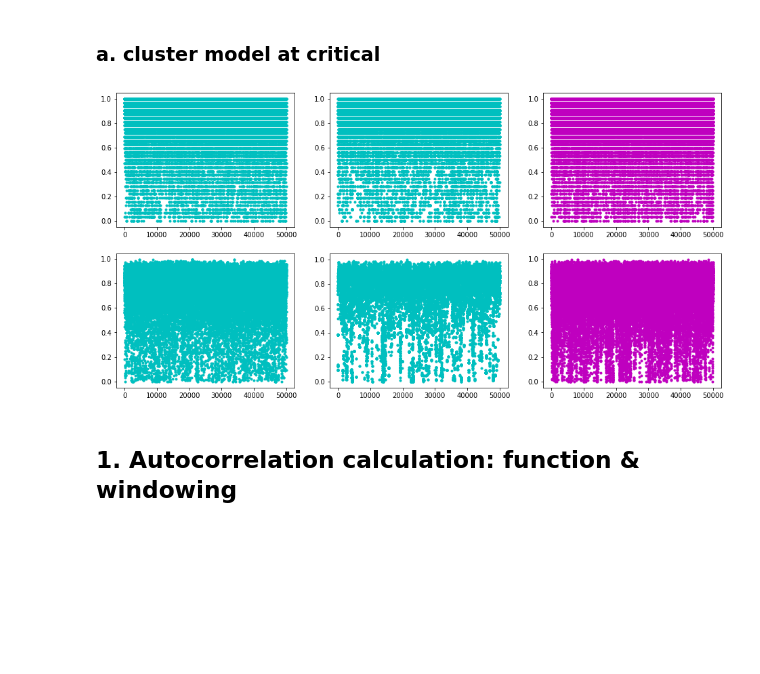
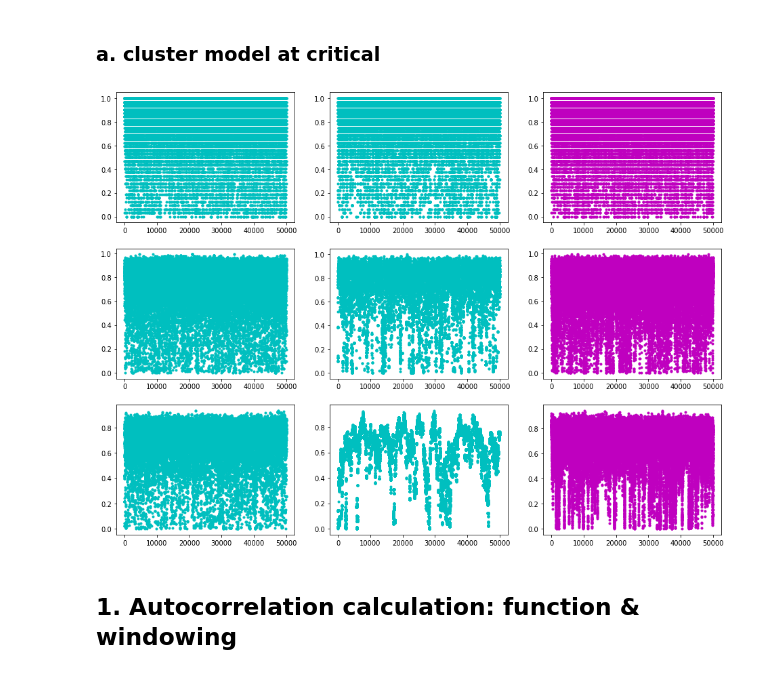
Before and after one commit to aadeliee22/MCMCIsing_SLMC, a Jupyter notebook: python/7th/autocorrelation_time-Copy1.ipynb, the cells around one changed output. Saved outputs shown, nothing was run; the diff lists cells and outputs as text; code cells hidden in the pictures; blank space fills up the shorter version.

```diff
--- a/python/7th/autocorrelation_time-Copy1.ipynb
+++ b/python/7th/autocorrelation_time-Copy1.ipynb
@@ -8,14 +8,14 @@ f8_1 = pd.read_csv(path + 'at_eff_8_1.txt', sep=' ', header=1)
 f8_3 = pd.read_csv(path + 'at_eff_8_3.txt', sep=' ', header=1)
 f16_1 = pd.read_csv(path + 'at_eff_16_1.txt', sep=' ', header=1)
 f16_3 = pd.read_csv(path + 'at_eff_16_3.txt', sep=' ', header=1)
-#f32_1 = pd.read_csv(path + 'at_eff_32_1.txt', sep=' ', header=1)
-#f32_3 = pd.read_csv(path + 'at_eff_32_3.txt', sep=' ', header=1)
+f32_1 = pd.read_csv(path + 'at_eff_32_1.txt', sep=' ', header=1)
+f32_3 = pd.read_csv(path + 'at_eff_32_3.txt', sep=' ', header=1)
 #f64_1 = pd.read_csv(path + 'at_eff_64_1.txt', sep=' ', header=1)
 #f64_3 = pd.read_csv(path + 'at_eff_64_3.txt', sep=' ', header=1)
 
 g8 = pd.read_csv(path + 'at_met_8.txt', sep=' ', header=0)
 g16 = pd.read_csv(path + 'at_met_16.txt', sep=' ', header=0)
-#g32 = pd.read_csv(path + 'at_met_32.txt', sep=' ', header=0)
+g32 = pd.read_csv(path + 'at_met_32.txt', sep=' ', header=0)
 #g64 = pd.read_csv(path + 'at_met_64.txt', sep=' ', header=0)
 # %%
 data = 50000
@@ -30,47 +30,51 @@ print(c_trial, m_trial)
 start1=0
 m_c_8_1=np.zeros((c_trial,data-start1))
 m_c_16_1=np.zeros((c_trial,data-start1))
-#m_c_32_1=np.zeros((c_trial,data-start1))
+m_c_32_1=np.zeros((c_trial,data-start1))
 #m_c_64_1=np.zeros((c_trial,data-start1))
 m_c_8_3=np.zeros((c_trial,data-start1))
 m_c_16_3=np.zeros((c_trial,data-start1))
-#m_c_32_2=np.zeros((c_trial,data-start1))
+m_c_32_3=np.zeros((c_trial,data-start1))
 #m_c_64_2=np.zeros((c_trial,data-start1))
 for i in range (c_trial):
     m_c_8_1[i]=np.array(f8_1.magnet[start1+data*i:data+data*i])
     m_c_16_1[i]=np.array(f16_1.magnet[start1+data*i:data+data*i])
+    m_c_32_1[i]=np.array(f32_1.magnet[start1+data*i:data+data*i])
     m_c_8_3[i]=np.array(f8_3.magnet[start1+data*i:data+data*i])
     m_c_16_3[i]=np.array(f16_3.magnet[start1+data*i:data+data*i])
-    #m_c_32[i]=np.array(f32.magnet[start1+data*i:data+data*i])
+    m_c_32_3[i]=np.array(f32_3.magnet[start1+data*i:data+data*i])
     #m_c_64[i]=np.array(f64.magnet[start1+data*i:data+data*i])
 
 start2=50000
 m_m_8=np.zeros((m_trial,100000-start2))
 m_m_16=np.zeros((m_trial,100000-start2))
-#m_m_32=np.zeros((m_trial,100000-start2))
+m_m_32=np.zeros((m_trial,100000-start2))
 #m_m_64=np.zeros((m_trial,100000-start2))
 #m_m_128=np.zeros((m_trial,100000-start2))
 for i in range (m_trial):
     m_m_8[i]=np.array(g8.magnet[start2+100000*i:100000+100000*i])
     m_m_16[i]=np.array(g16.magnet[start2+100000*i:100000+100000*i])
-    #m_m_32[i]=np.array(g32.magnet[start2+100000*i:100000+100000*i])
+    m_m_32[i]=np.array(g32.magnet[data*i:data+data*i])
     #m_m_64[i]=np.array(g64.magnet[start2+100000*i:100000+100000*i])
     #m_m_128[i]=np.array(g128.magnet[start2+100000*i:100000+100000*i])
 # %%
 t=np.arange(len(m_c_8_1[0]))
 t2=np.arange(len(m_m_8[0]))
-fig, ax = plt.subplots(2, 3, figsize = (16, 8))
+fig, ax = plt.subplots(3, 3, figsize = (16, 12))
 ith=3
 ax[0, 0].plot(t, m_c_8_1[ith], 'c.')
 ax[0, 1].plot(t, m_c_8_3[ith], 'c.')
 ax[0, 2].plot(t2, m_m_8[ith], 'm.')
 ax[1, 0].plot(t, m_c_16_1[ith], 'c.')
 ax[1, 1].plot(t, m_c_16_3[ith], 'c.')
 ax[1, 2].plot(t2, m_m_16[ith], 'm.')
+ax[2, 0].plot(t, m_c_32_1[ith], 'c.')
+ax[2, 1].plot(t, m_c_32_3[ith], 'c.')
+ax[2, 2].plot(t2, m_m_32[ith], 'm.')
 
 plt.show()
 # %% [output]
-[figure, old version]
+[figure, new version]
 # %% [markdown]
 ## 1. Autocorrelation calculation: function & windowing
 # %%
```
Also changed, not shown: parts of 13 cells of this notebook, 25 other files.
